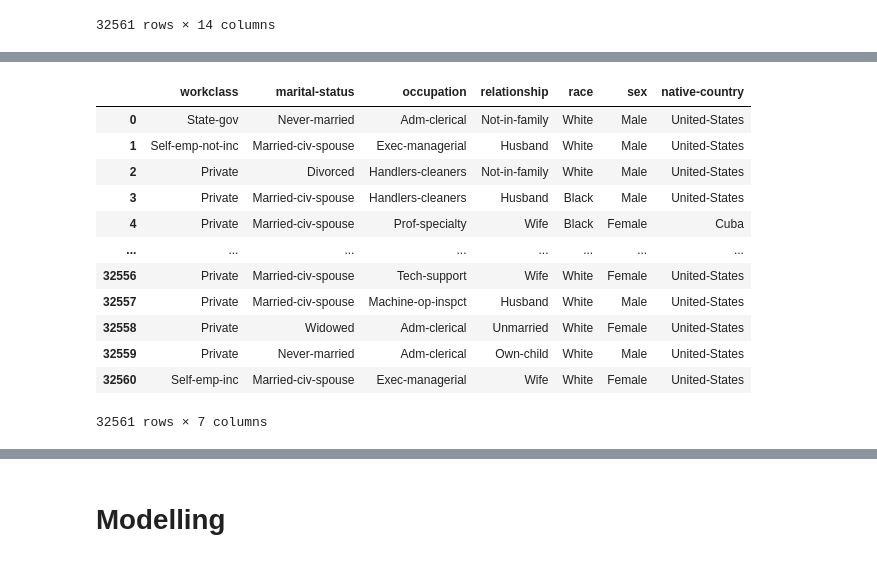
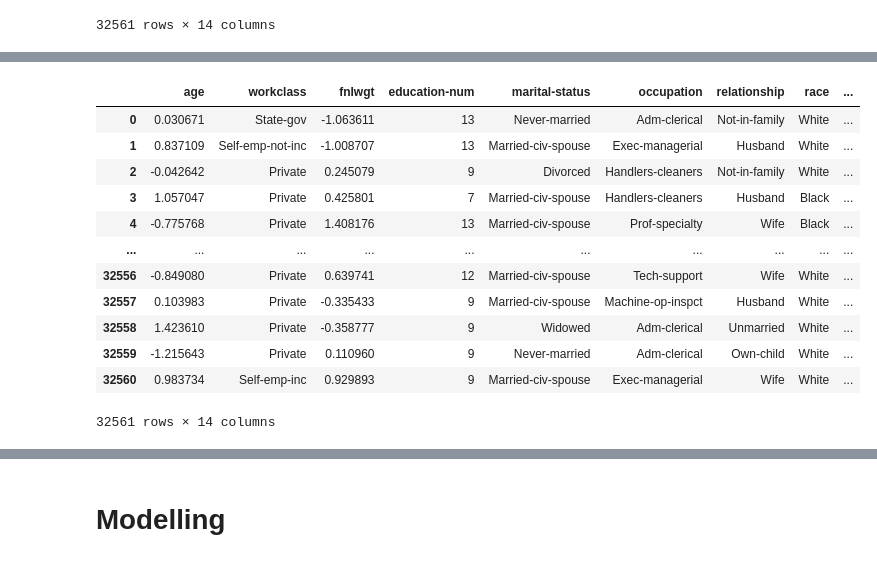
Before and after one commit to zidanqrs/IBM-Machine-Learning-Course, a Jupyter notebook: 3-Supervised-Machine-Learning-Classification/syntax.ipynb, the cells around one changed output, grey strips where cells are left out. Saved outputs shown, nothing was run; the diff lists cells and outputs as text; code cells hidden in the pictures.

```diff
--- a/3-Supervised-Machine-Learning-Classification/syntax.ipynb
+++ b/3-Supervised-Machine-Learning-Classification/syntax.ipynb
@@ -545,19 +519,31 @@ cat_cols = ['workclass',
-# %%
-data[cat_cols]
-# %% [output]
-|  | workclass | marital-status | occupation | relationship | race | sex | native-country |
-| 0 | State-gov | Never-married | Adm-clerical | Not-in-family | White | Male | United-States |
-| 1 | Self-emp-not-inc | Married-civ-spouse | Exec-managerial | Husband | White | Male | United-States |
-| 2 | Private | Divorced | Handlers-cleaners | Not-in-family | White | Male | United-States |
-| 3 | Private | Married-civ-spouse | Handlers-cleaners | Husband | Black | Male | United-States |
-| 4 | Private | Married-civ-spouse | Prof-specialty | Wife | Black | Female | Cuba |
-| ... | ... | ... | ... | ... | ... | ... | ... |
-| 32556 | Private | Married-civ-spouse | Tech-support | Wife | White | Female | United-States |
-| 32557 | Private | Married-civ-spouse | Machine-op-inspct | Husband | White | Male | United-States |
-| 32558 | Private | Widowed | Adm-clerical | Unmarried | White | Female | United-States |
-| 32559 | Private | Never-married | Adm-clerical | Own-child | White | Male | United-States |
-| 32560 | Self-emp-inc | Married-civ-spouse | Exec-managerial | Wife | White | Female | United-States |
-32561 rows × 7 columns
+# %%
+from sklearn.preprocessing import StandardScaler
+
+def Standard_Scaler (df, col_names):
+    features = df[col_names]
+    scaler = StandardScaler().fit(features.values)
+    features = scaler.transform(features.values)
+    df[col_names] = features
+
+    return df
+# %%
+num_cols = ['age','fnlwgt','capital-gain','capital-loss','hours-per-week']
+data_scaled = Standard_Scaler(data_imputed, num_cols)
+data_scaled
+# %% [output]
+|  | age | workclass | fnlwgt | education-num | marital-status | occupation | relationship | race | ... |
+| 0 | 0.030671 | State-gov | -1.063611 | 13 | Never-married | Adm-clerical | Not-in-family | White | ... |
+| 1 | 0.837109 | Self-emp-not-inc | -1.008707 | 13 | Married-civ-spouse | Exec-managerial | Husband | White | ... |
+| 2 | -0.042642 | Private | 0.245079 | 9 | Divorced | Handlers-cleaners | Not-in-family | White | ... |
+| 3 | 1.057047 | Private | 0.425801 | 7 | Married-civ-spouse | Handlers-cleaners | Husband | Black | ... |
+| 4 | -0.775768 | Private | 1.408176 | 13 | Married-civ-spouse | Prof-specialty | Wife | Black | ... |
+| ... | ... | ... | ... | ... | ... | ... | ... | ... | ... |
+| 32556 | -0.849080 | Private | 0.639741 | 12 | Married-civ-spouse | Tech-support | Wife | White | ... |
+| 32557 | 0.103983 | Private | -0.335433 | 9 | Married-civ-spouse | Machine-op-inspct | Husband | White | ... |
+| 32558 | 1.423610 | Private | -0.358777 | 9 | Widowed | Adm-clerical | Unmarried | White | ... |
+| 32559 | -1.215643 | Private | 0.110960 | 9 | Never-married | Adm-clerical | Own-child | White | ... |
+| 32560 | 0.983734 | Self-emp-inc | 0.929893 | 9 | Married-civ-spouse | Exec-managerial | Wife | White | ... |
+32561 rows × 14 columns
 # %%
 from sklearn.preprocessing import OneHotEncoder
 
```
Also changed, not shown: parts of 24 cells of this notebook, 5 other files.
